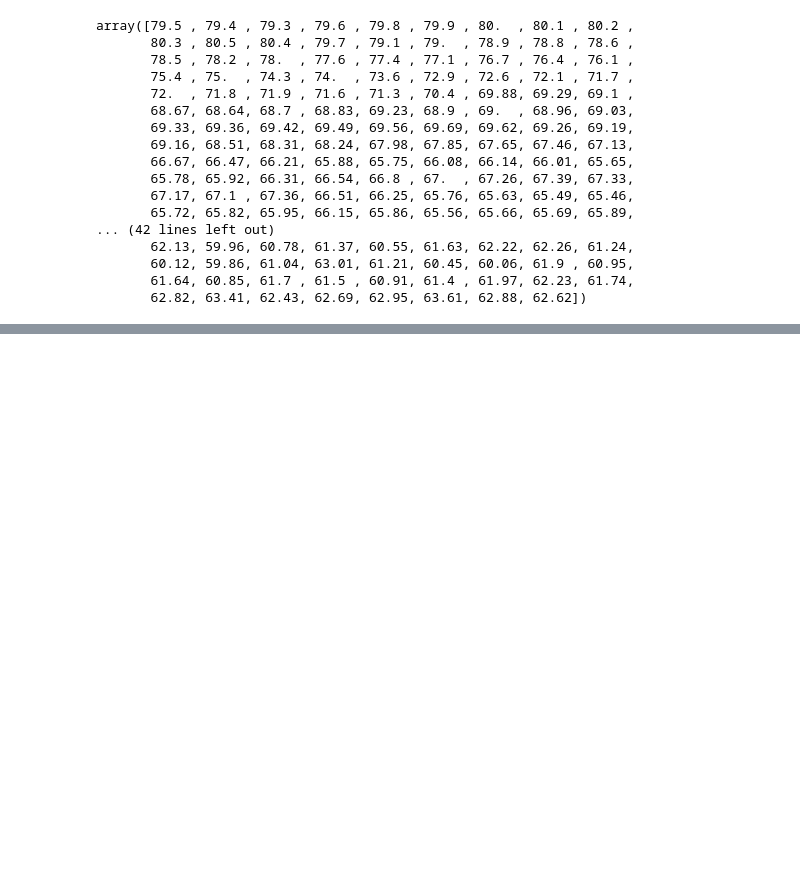
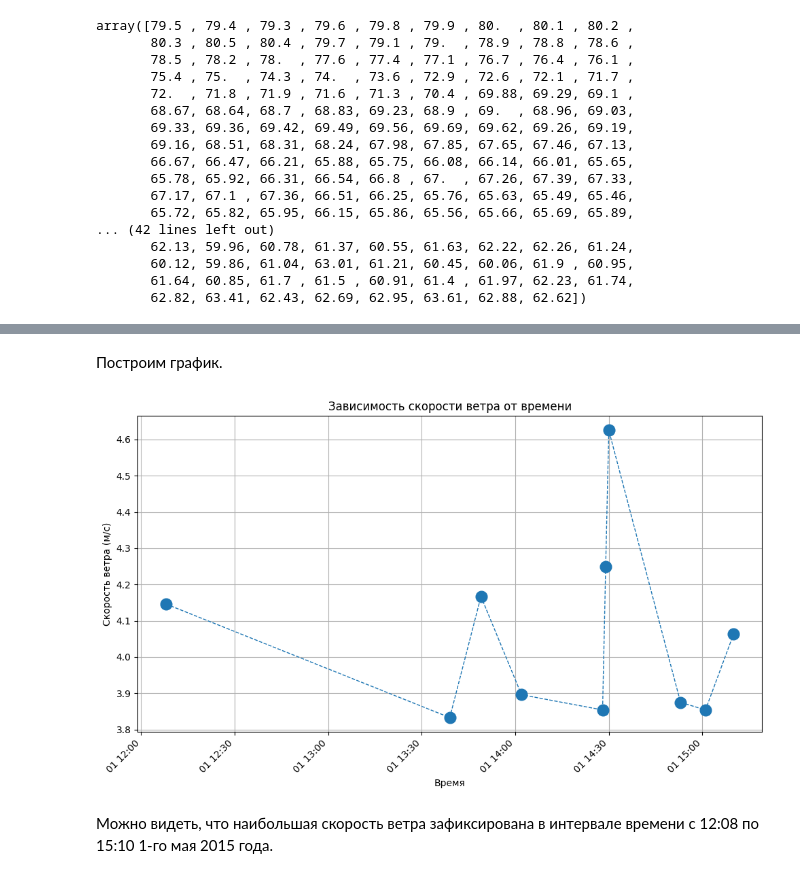
Before and after one commit to i-a-elkin/MLInnopolis, a Jupyter notebook: Module2/Lesson12/Pandas_tasks.ipynb, the cells around one changed output, grey strips where cells are left out. Drawn from its saved outputs; the diff is of its cells as text; code cells hidden in the pictures; blank space fills up the shorter version.

```diff
--- a/Module2/Lesson12/Pandas_tasks.ipynb
+++ b/Module2/Lesson12/Pandas_tasks.ipynb
@@ -139,0 +145,6 @@ array([79.5 , 79.4 , 79.3 , 79.6 , 79.8 , 79.9 , 80.  , 80.1 , 80.2 ,
+# %%
+wind_speed_sample = df_sample.sort_values(by="wind_speed", ascending=False).head(10)[
+    ["date_time", "wind_speed"]
+]
+
+wind_speed_sample
@@ -139,0 +163,28 @@ array([79.5 , 79.4 , 79.3 , 79.6 , 79.8 , 79.9 , 80.  , 80.1 , 80.2 ,
+# %% [markdown]
+Построим график.
+# %%
+wind_speed_sample["date_time"] = pd.to_datetime(wind_speed_sample["date_time"])
+wind_speed_sample.set_index(wind_speed_sample["date_time"], inplace=True)
+wind_speed_sample.sort_index(inplace=True)
+
+wind_speed_sample["wind_speed"].plot(
+    figsize=(10, 6),
+    marker="o",
+    markersize=12,
+    style="--",
+    linewidth=1,
+    title="Зависимость скорости ветра от времени",
+)
+
+plt.xlabel("Время")
+plt.ylabel("Скорость ветра (м/с)")
+
+plt.xticks(rotation=45)
+plt.grid(True)
+
+plt.tight_layout()
+plt.show()
+# %% [output]
+[figure, added]
+# %% [markdown]
+Можно видеть, что наибольшая скорость ветра зафиксирована в интервале времени с 12:08 по 15:10 1-го мая 2015 года.
```
Also changed, not shown: parts of 4 cells of this notebook, 1 other file.
